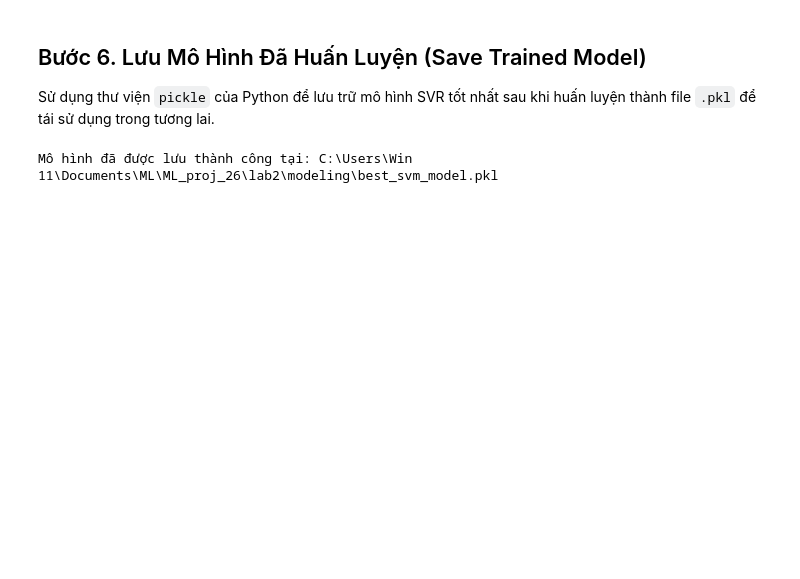
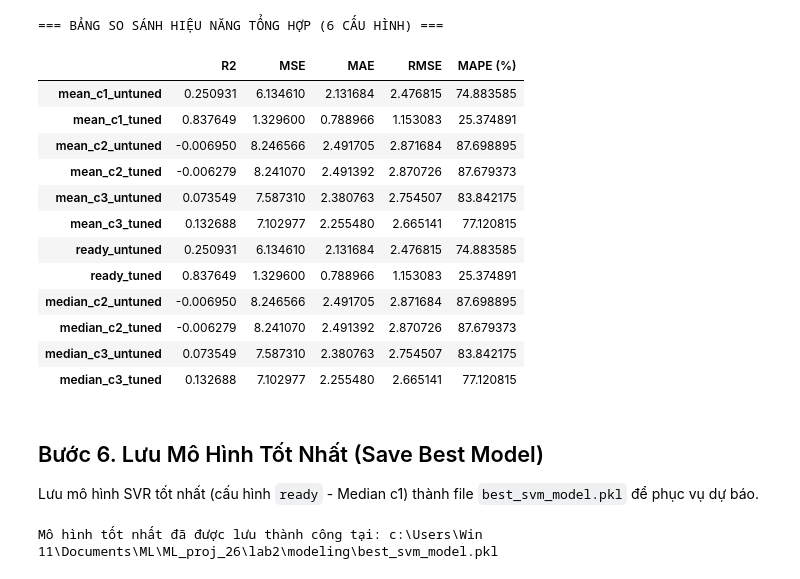
Before and after one commit to lacthui06/Lab-ML, a Jupyter notebook: lab2/modeling/modeling.ipynb, the cells around one changed output. Cells and saved outputs as stored; diff of their text form; code cells hidden in the pictures; blank space fills up the shorter version.

```diff
--- a/lab2/modeling/modeling.ipynb
+++ b/lab2/modeling/modeling.ipynb
@@ -237,16 +226,31 @@ display(comparison_df)
+# %%
+comparison_df = pd.DataFrame(results).T
+print('=== BẢNG SO SÁNH HIỆU NĂNG TỔNG HỢP (6 CẤU HÌNH) ===')
+display(comparison_df)
+# %% [output]
+=== BẢNG SO SÁNH HIỆU NĂNG TỔNG HỢP (6 CẤU HÌNH) ===
+|  | R2 | MSE | MAE | RMSE | MAPE (%) |
+| mean_c1_untuned | 0.250931 | 6.134610 | 2.131684 | 2.476815 | 74.883585 |
+| mean_c1_tuned | 0.837649 | 1.329600 | 0.788966 | 1.153083 | 25.374891 |
+| mean_c2_untuned | -0.006950 | 8.246566 | 2.491705 | 2.871684 | 87.698895 |
+| mean_c2_tuned | -0.006279 | 8.241070 | 2.491392 | 2.870726 | 87.679373 |
+| mean_c3_untuned | 0.073549 | 7.587310 | 2.380763 | 2.754507 | 83.842175 |
+| mean_c3_tuned | 0.132688 | 7.102977 | 2.255480 | 2.665141 | 77.120815 |
+| ready_untuned | 0.250931 | 6.134610 | 2.131684 | 2.476815 | 74.883585 |
+| ready_tuned | 0.837649 | 1.329600 | 0.788966 | 1.153083 | 25.374891 |
+| median_c2_untuned | -0.006950 | 8.246566 | 2.491705 | 2.871684 | 87.698895 |
+| median_c2_tuned | -0.006279 | 8.241070 | 2.491392 | 2.870726 | 87.679373 |
+| median_c3_untuned | 0.073549 | 7.587310 | 2.380763 | 2.754507 | 83.842175 |
+| median_c3_tuned | 0.132688 | 7.102977 | 2.255480 | 2.665141 | 77.120815 |
 # %% [markdown]
-## Bước 6. Lưu Mô Hình Đã Huấn Luyện (Save Trained Model)
+## Bước 6. Lưu Mô Hình Tốt Nhất (Save Best Model)
 
-Sử dụng thư viện `pickle` của Python để lưu trữ mô hình SVR tốt nhất sau khi huấn luyện thành file `.pkl` để tái sử dụng trong tương lai.
+Lưu mô hình SVR tốt nhất (cấu hình `ready` - Median c1) thành file `best_svm_model.pkl` để phục vụ dự báo.
 # %%
-# Khởi tạo thư mục lưu mô hình nếu chưa tồn tại
-# Luu truc tiep
-
-# Lưu mô hình
 model_path = 'best_svm_model.pkl'
 with open(model_path, 'wb') as f:
-    pickle.dump(best_model, f)
+    pickle.dump(best_models['ready'], f)
 
-print(f'Mô hình đã được lưu thành công tại: {os.path.abspath(model_path)}')
+print(f'Mô hình tốt nhất đã được lưu thành công tại: {os.path.abspath(model_path)}')
 # %% [output]
-Mô hình đã được lưu thành công tại: C:\Users\Win 11\Documents\ML\ML_proj_26\lab2\modeling\best_svm_model.pkl
+Mô hình tốt nhất đã được lưu thành công tại: c:\Users\Win 11\Documents\ML\ML_proj_26\lab2\modeling\best_svm_model.pkl
```
Also changed, not shown: parts of 28 cells of this notebook, 40 other files.
